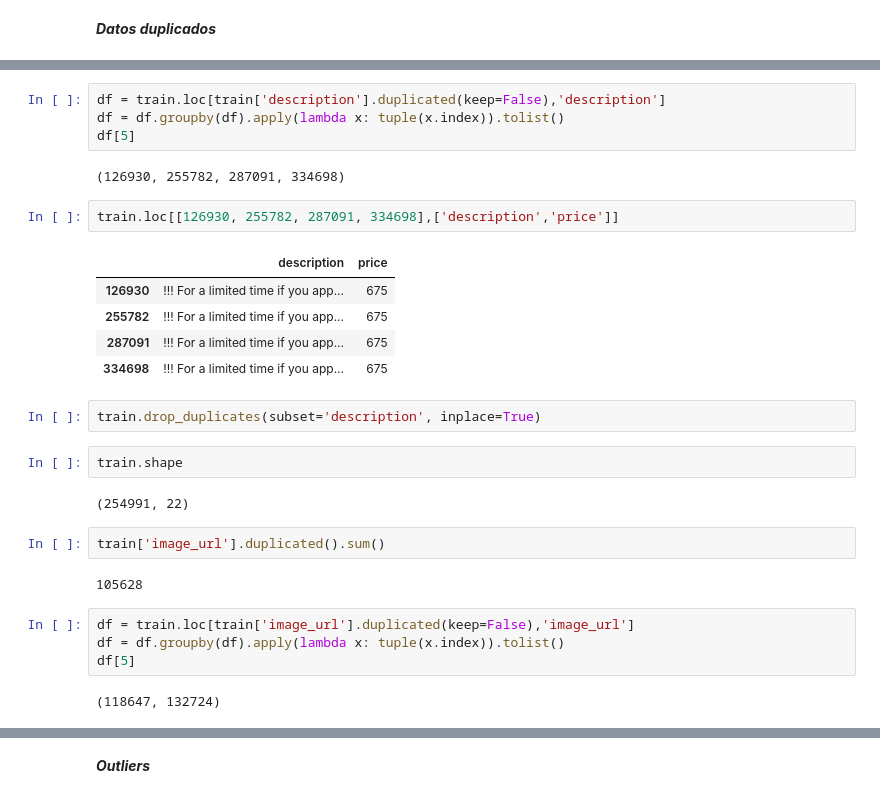
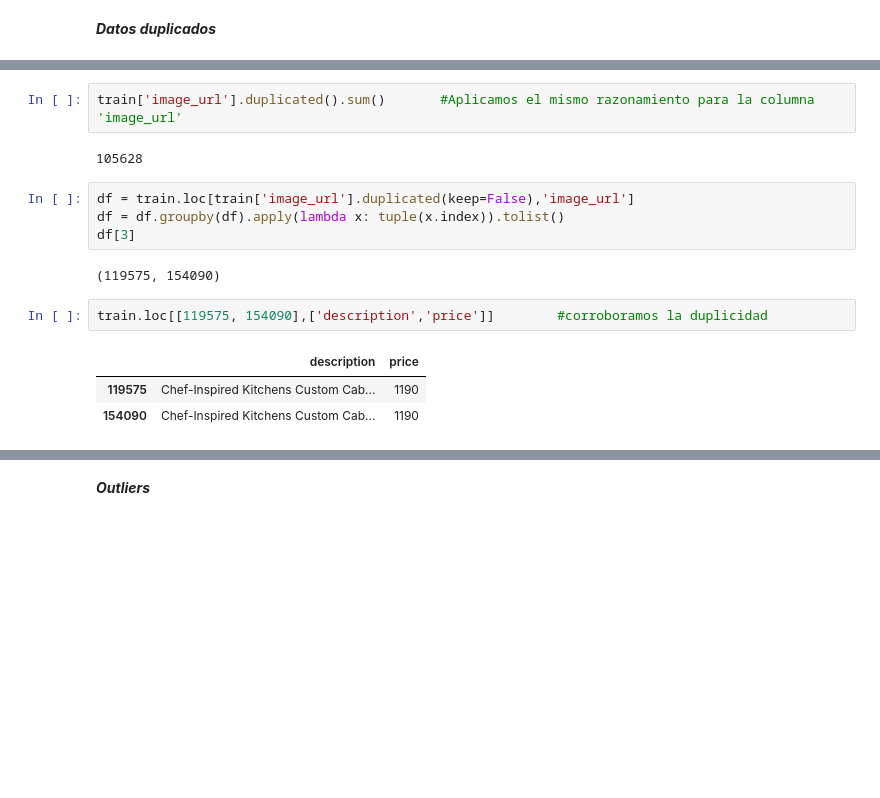
Before and after one commit to elgualas/PROYECTO-INDIVIDUAL-N-2, a Jupyter notebook: limpieza.ipynb, the cells around one changed output, grey strips where cells are left out. Saved outputs shown, nothing was run; the diff lists cells and outputs as text; blank space fills up the shorter version.

```diff
--- a/limpieza.ipynb
+++ b/limpieza.ipynb
@@ -52,30 +74,16 @@ train['description'].duplicated().sum()
+# %%
+train['image_url'].duplicated().sum()       #Aplicamos el mismo razonamiento para la columna 'image_url'
+# %% [output]
+105628
 # %%
-df = train.loc[train['description'].duplicated(keep=False),'description']
+df = train.loc[train['image_url'].duplicated(keep=False),'image_url']
 df = df.groupby(df).apply(lambda x: tuple(x.index)).tolist()
-df[5]
+df[3]
 # %% [output]
-(126930, 255782, 287091, 334698)
+(119575, 154090)
 # %%
-train.loc[[126930, 255782, 287091, 334698],['description','price']]
+train.loc[[119575, 154090],['description','price']]        #corroboramos la duplicidad
 # %% [output]
 |  | description | price |
-| 126930 | !!! For a limited time if you app... | 675 |
-| 255782 | !!! For a limited time if you app... | 675 |
-| 287091 | !!! For a limited time if you app... | 675 |
-| 334698 | !!! For a limited time if you app... | 675 |
+| 119575 | Chef-Inspired Kitchens Custom Cab... | 1190 |
+| 154090 | Chef-Inspired Kitchens Custom Cab... | 1190 |
-# %%
-train.drop_duplicates(subset='description', inplace=True)
-# %%
-train.shape
-# %% [output]
-(254991, 22)
-# %%
-train['image_url'].duplicated().sum()
-# %% [output]
-105628
-# %%
-df = train.loc[train['image_url'].duplicated(keep=False),'image_url']
-df = df.groupby(df).apply(lambda x: tuple(x.index)).tolist()
-df[5]
-# %% [output]
-(118647, 132724)
```
Also changed, not shown: parts of 51 cells of this notebook.
